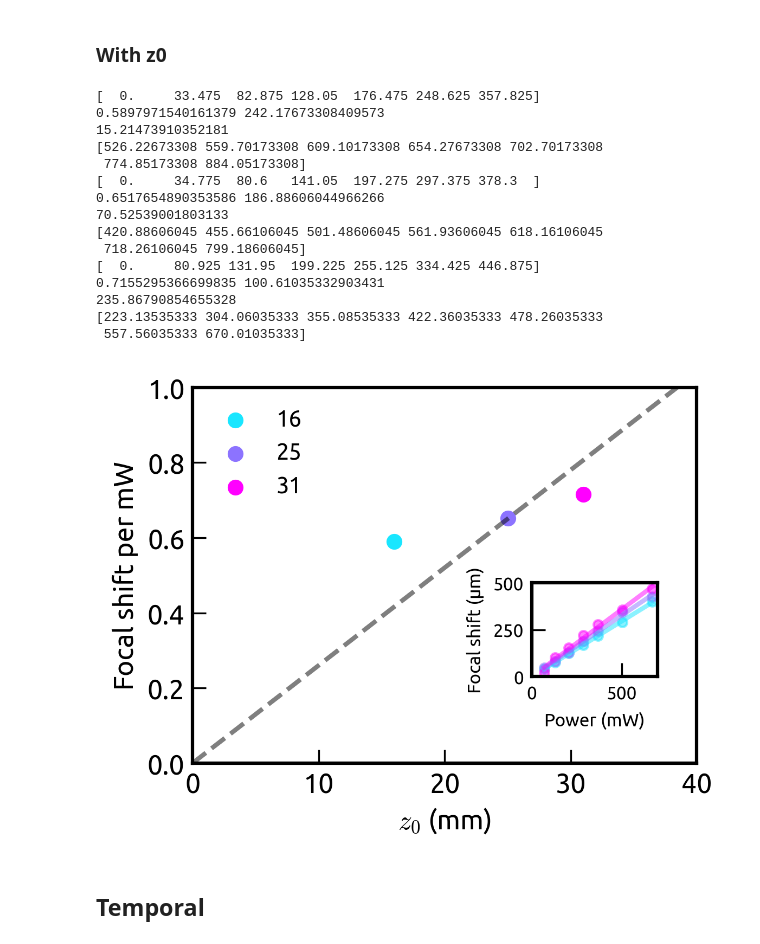
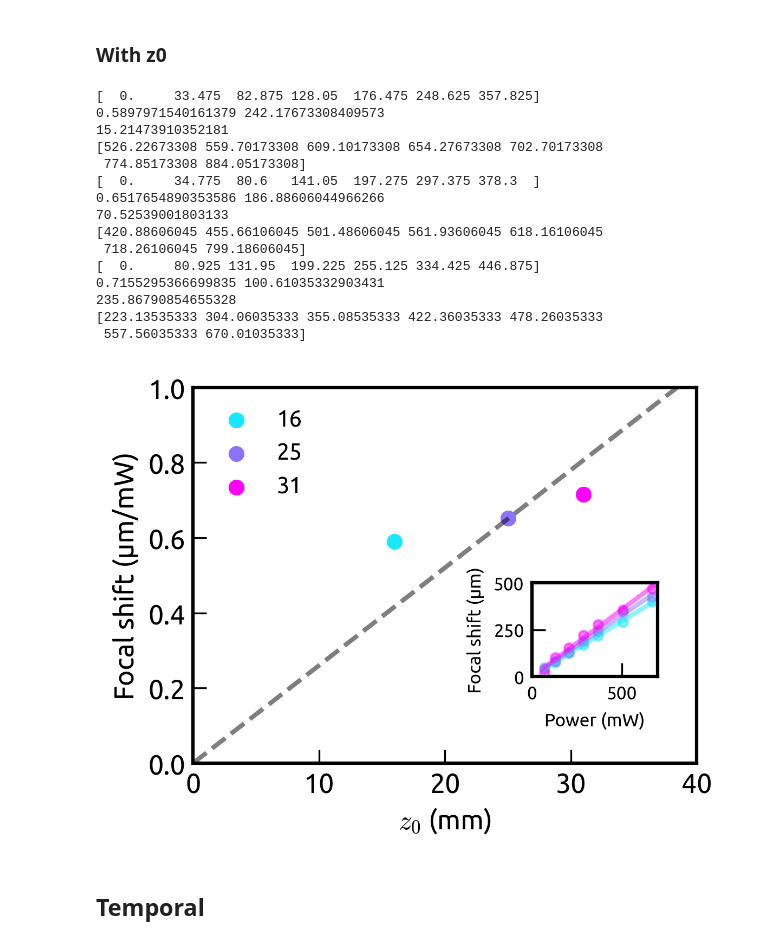
Before and after one commit to LJPZebra/ThermalLens, a Jupyter notebook: ThermalShift_main_code.ipynb, the cells around one changed output. Drawn from its saved outputs; the diff is of its cells as text; code cells hidden in the pictures.

```diff
--- a/ThermalShift_main_code.ipynb
+++ b/ThermalShift_main_code.ipynb
@@ -377,0 +396,8 @@ Quadratic fit experiment: y = 6.908e-07 * x^2 + 1.117e-04 * x + 1.007e+00
+# %%
+fig = plt.figure(figsize=(4,2))
+
+for i in range(0,len(res_power)):
+    plt.scatter(res_power[i],res_power[i]/(np.pi*(min(fit_waist_values[i]))**2),color = colors[-1-i])
+plt.xlabel('Power (mW)')
+plt.ylabel("FPD (mW/μm$^2$ )")
+#plt.savefig("Figure/FPD_exp.pdf")
@@ -396,8 +425,8 @@ colors = plt.cm.cool(np.linspace(0.1, 1, 3))
 
 # ========== Metadata and Parameters ==========
 
-#data_directory = 'dataset/'
-data_directory = "/home/antoine/Antoine/Documents/LJP/ThermalLens/220331/"
+data_directory = 'dataset/'
+#data_directory = "/home/antoine/Antoine/Documents/LJP/ThermalLens/220331/"
 #data_directory = "/home/antoine/Antoine/Documents/LJP/ThermalLens/NewLJPAnalyses/220223/"
 
 z0_folders = ['z01', 'z02', 'z03']
@@ -528,36 +557,36 @@ ax1.set_xlim([0, 700])
 ax1.set_ylim([0, 500])
 
 # Main plot (slope vs z0)
 ax2.set_xlabel('$z_0$ (mm)')
-ax2.set_ylabel('Focal shift per mW')
+ax2.set_ylabel('Focal shift (µm/mW)')
 ax2.set_xlim([0, 40])
 ax2.set_ylim([0, 1])
 ax2.legend(z0_list, fontsize='medium')
 
 # Fit and overlay global slope trend
 global_slope, _, _, _ = np.linalg.lstsq(z0_list[:, np.newaxis], slope_tot, rcond=None)
 xfit = np.linspace(0, 40, 40)
 ax2.plot(xfit, global_slope * xfit, linestyle='--', color='k', alpha=0.5)
-
+#plt.savefig("Figure/Fig1_part2.pdf")
 # Show result
 plt.show()
 # %% [output]
 [  0.     33.475  82.875 128.05  176.475 248.625 357.825]
 0.5897971540161379 242.17673308409573
 15.21473910352181
 [526.22673308 559.70173308 609.10173308 654.27673308 702.70173308
  774.85173308 884.05173308]
 [  0.     34.775  80.6   141.05  197.275 297.375 378.3  ]
 0.6517654890353586 186.88606044966266
 70.52539001803133
 [420.88606045 455.66106045 501.48606045 561.93606045 618.16106045
  718.26106045 799.18606045]
 [  0.     80.925 131.95  199.225 255.125 334.425 446.875]
 0.7155295366699835 100.61035332903431
 235.86790854655328
 [223.13535333 304.06035333 355.08535333 422.36035333 478.26035333
  557.56035333 670.01035333]
-[figure, old version]
+[figure, new version]
 # %% [markdown]
 ## Temporal
 # %% [markdown]
```
Also changed, not shown: parts of 5 cells of this notebook, 1 other file.
